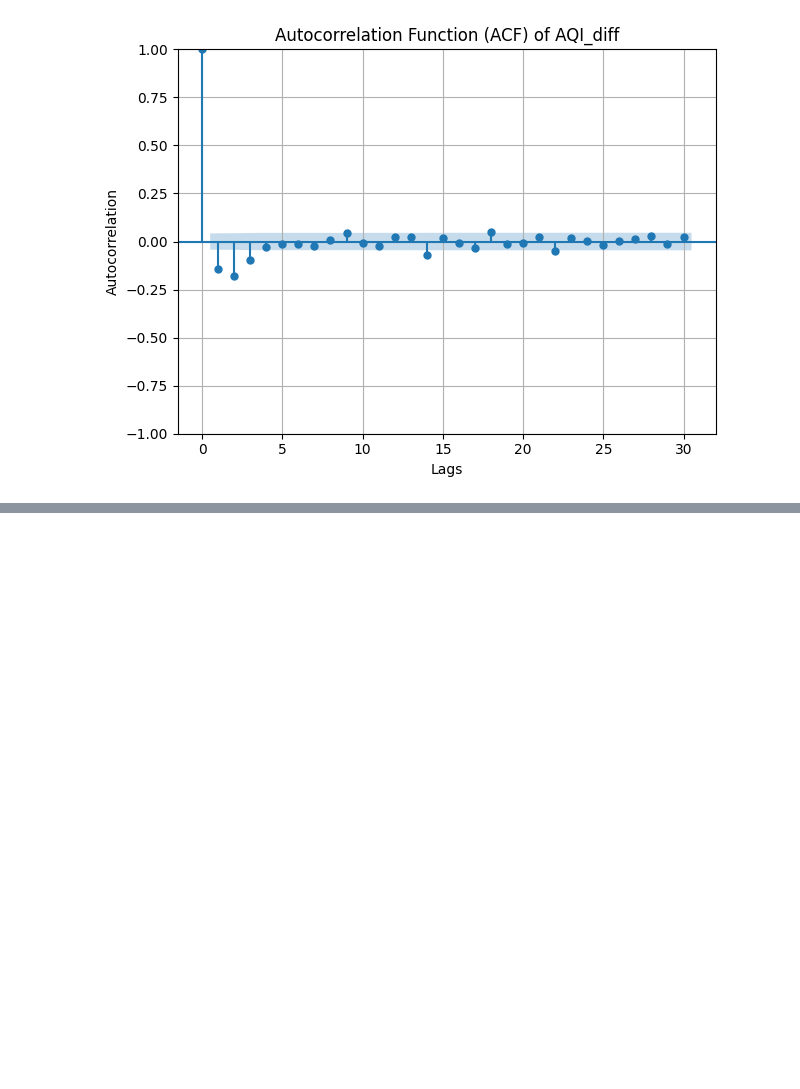
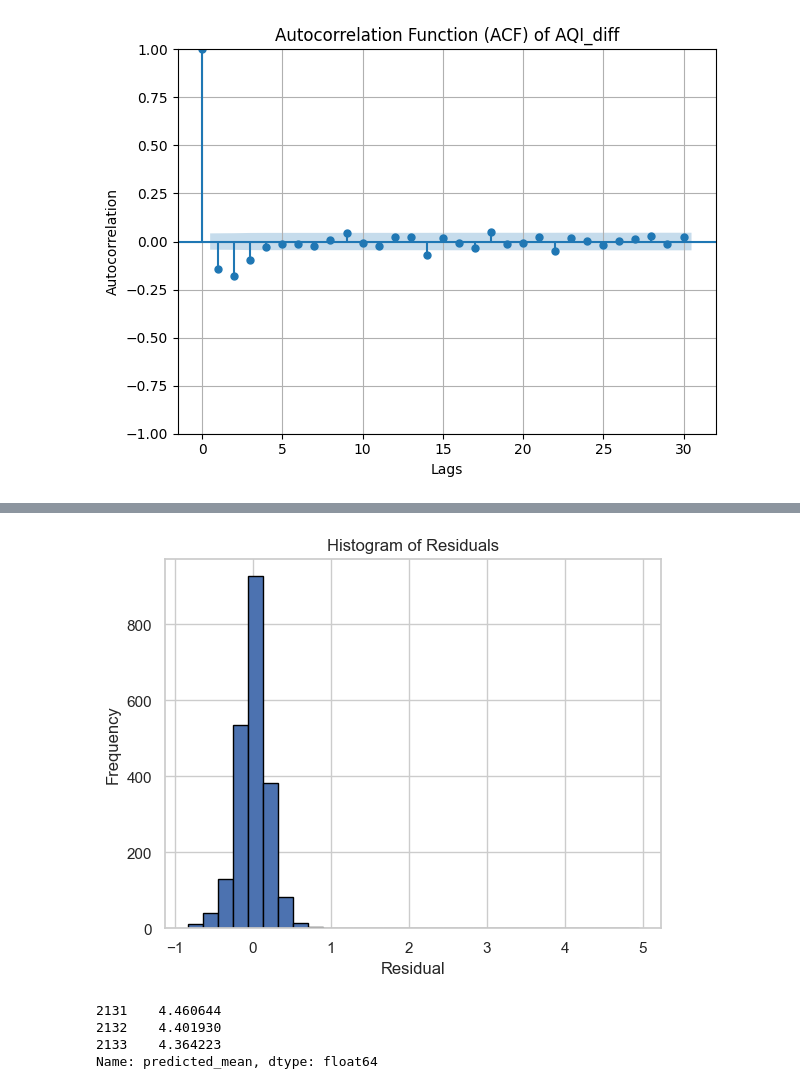
Before and after one commit to Krishil-Jayswal/AQI-Predicter, a Jupyter notebook: 3. TSA/analysis.ipynb, the cells around one changed output, grey strips where cells are left out. Saved outputs shown, nothing was run; the diff lists cells and outputs as text; code cells hidden in the pictures; blank space fills up the shorter version.

```diff
--- a/3. TSA/analysis.ipynb
+++ b/3. TSA/analysis.ipynb
@@ -293,0 +336,16 @@ plt.show()
+# %%
+plt.hist(residuals, bins=30, edgecolor='black')
+plt.title('Histogram of Residuals')
+plt.xlabel('Residual')
+plt.ylabel('Frequency')
+plt.show()
+# %% [output]
+[figure, added]
+# %%
+forecast = result_ma3.forecast(steps=3)
+print(forecast)
+# %% [output]
+2131    4.460644
+2132    4.401930
+2133    4.364223
+Name: predicted_mean, dtype: float64
```
Also changed, not shown: parts of 4 cells of this notebook.
